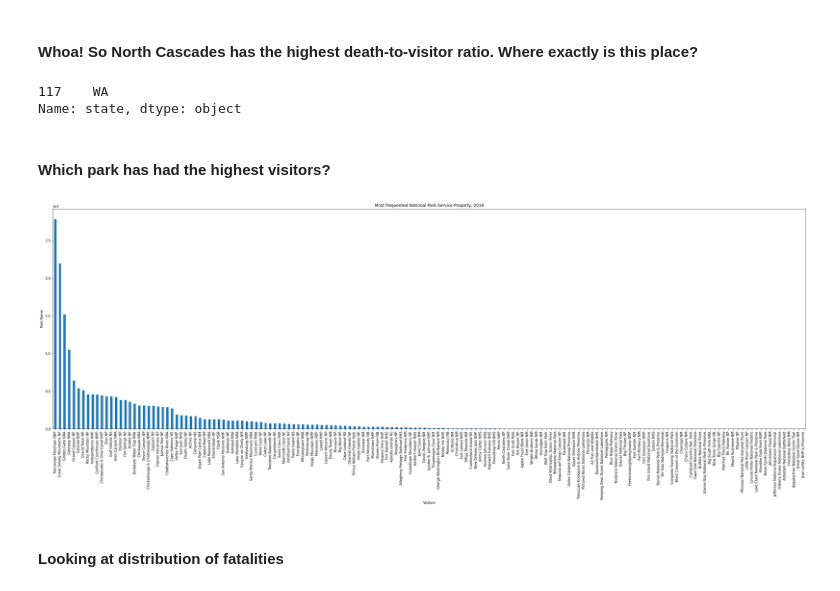
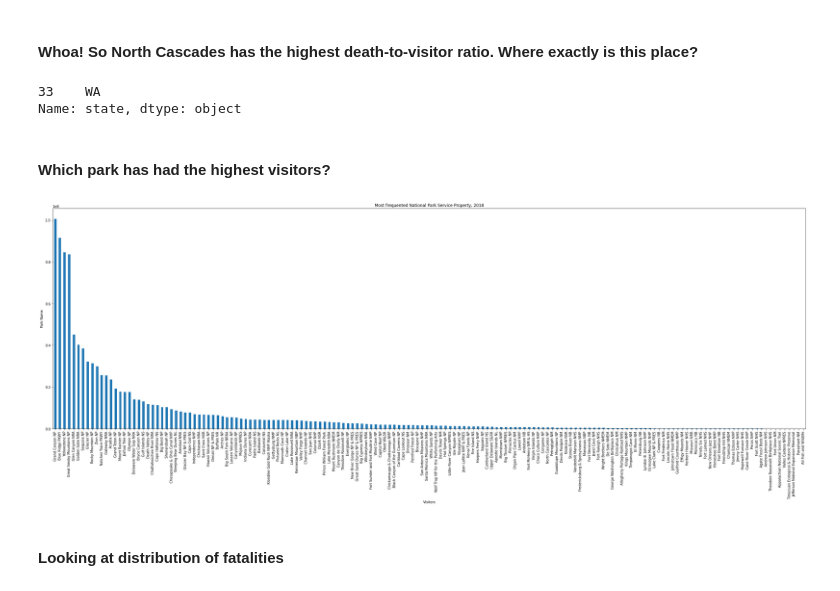
Before and after one commit to mkoh2/NPS_2018, a Jupyter notebook: NPS_data.ipynb, the cells around one changed output. Saved outputs shown, nothing was run; the diff lists cells and outputs as text; code cells hidden in the pictures.

```diff
--- a/NPS_data.ipynb
+++ b/NPS_data.ipynb
@@ -211,2 +235,4 @@ Index(['__objectid', 'park', 'unit_code', 'latitude', 'longitude', 'region',
+# %%
+combined_clean = pd.read_csv('combined.csv')
 # %% [markdown]
 #### Now we look at the * Death Ratio *
@@ -254,0 +263,2 @@ Name: death ratio, dtype: float64
+# %%
+combined_clean.columns = combined_clean.columns.str.lower()
@@ -265,20 +359,20 @@ df_combined_fatal_only.groupby('park')['death ratio'].sum().sort_values(ascendin
 # %% [markdown]
 #### Whoa! So North Cascades has the highest death-to-visitor ratio. Where exactly is this place?
 # %%
-df_combined[df_combined['park'] == 'North Cascades NP']['state']
+combined_clean_fatality[combined_clean_fatality['park'] == 'North Cascades NP']['state']
 # %% [output]
-117    WA
+33    WA
 Name: state, dtype: object
 # %% [markdown]
 #### Which park has had the highest visitors?
 # %%
-df_combined.groupby('park')['total_visits'].sum().sort_values(ascending = False).plot(kind = 'bar',
+combined_clean.groupby('park')['recreational hours'].sum().sort_values(ascending = False).plot(kind = 'bar',
                                                                                      figsize = (40,12),
                                                                                      xlabel = 'Visitors',
                                                                                      ylabel = 'Park Name',
                                                                                      title = 'Most frequented National Park Service Property, 2018');
 # %% [output]
-[figure, old version]
+[figure, new version]
 # %% [markdown]
 #### Looking at distribution of fatalities
 # %%
```
Also changed, not shown: parts of 51 cells of this notebook, 1 other file.
